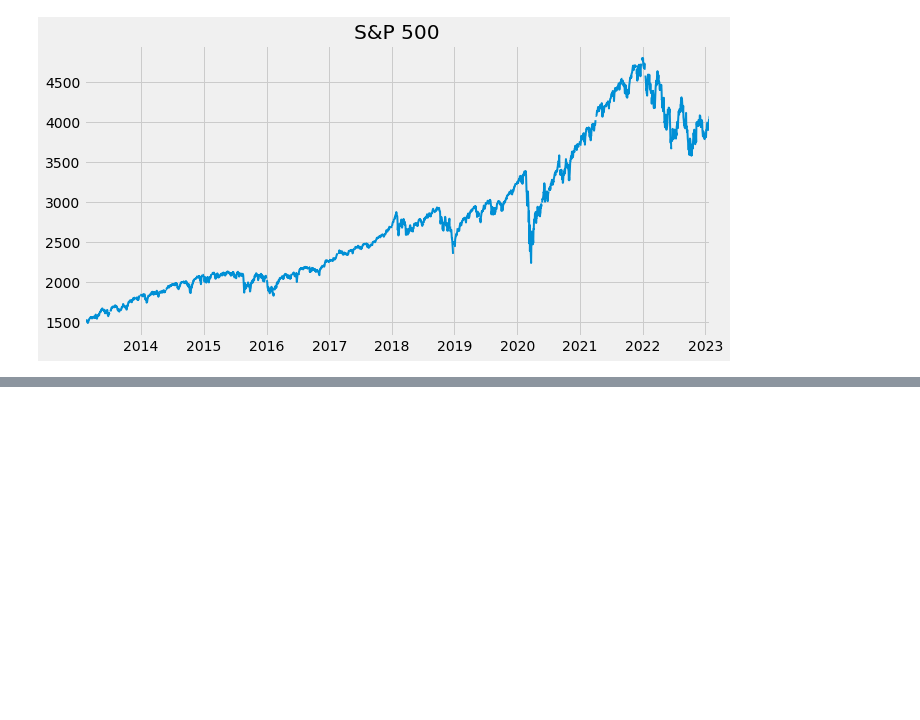
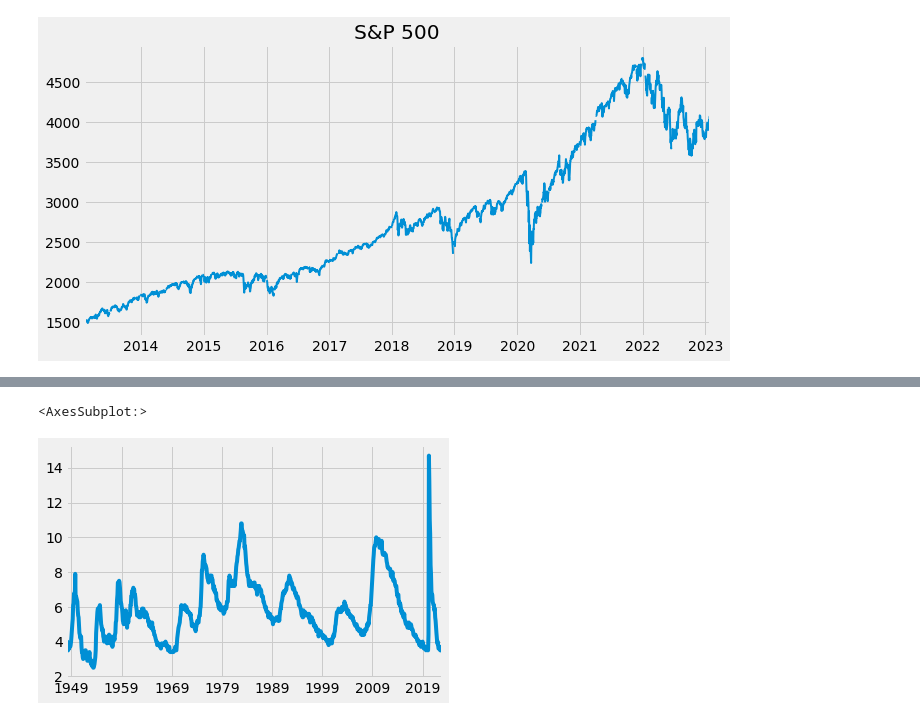
Before and after one commit to benkaan001/pandas_and_beyond, a Jupyter notebook: analyze_data/01_unemployment.ipynb, the cells around one changed output, grey strips where cells are left out. Saved outputs shown, nothing was run; the diff lists cells and outputs as text; code cells hidden in the pictures; blank space fills up the shorter version.

Commit message:
update unemployment

```diff
--- a/analyze_data/01_unemployment.ipynb
+++ b/analyze_data/01_unemployment.ipynb
@@ -107,0 +145,7 @@ plt.show()
+# %%
+# plot the UNRATE series
+unemp_rate = fred.get_series(series_id='UNRATE')
+unemp_rate.plot()
+# %% [output]
+<AxesSubplot:>
+[figure, added]
```
Also changed, not shown: parts of 8 cells of this notebook.
